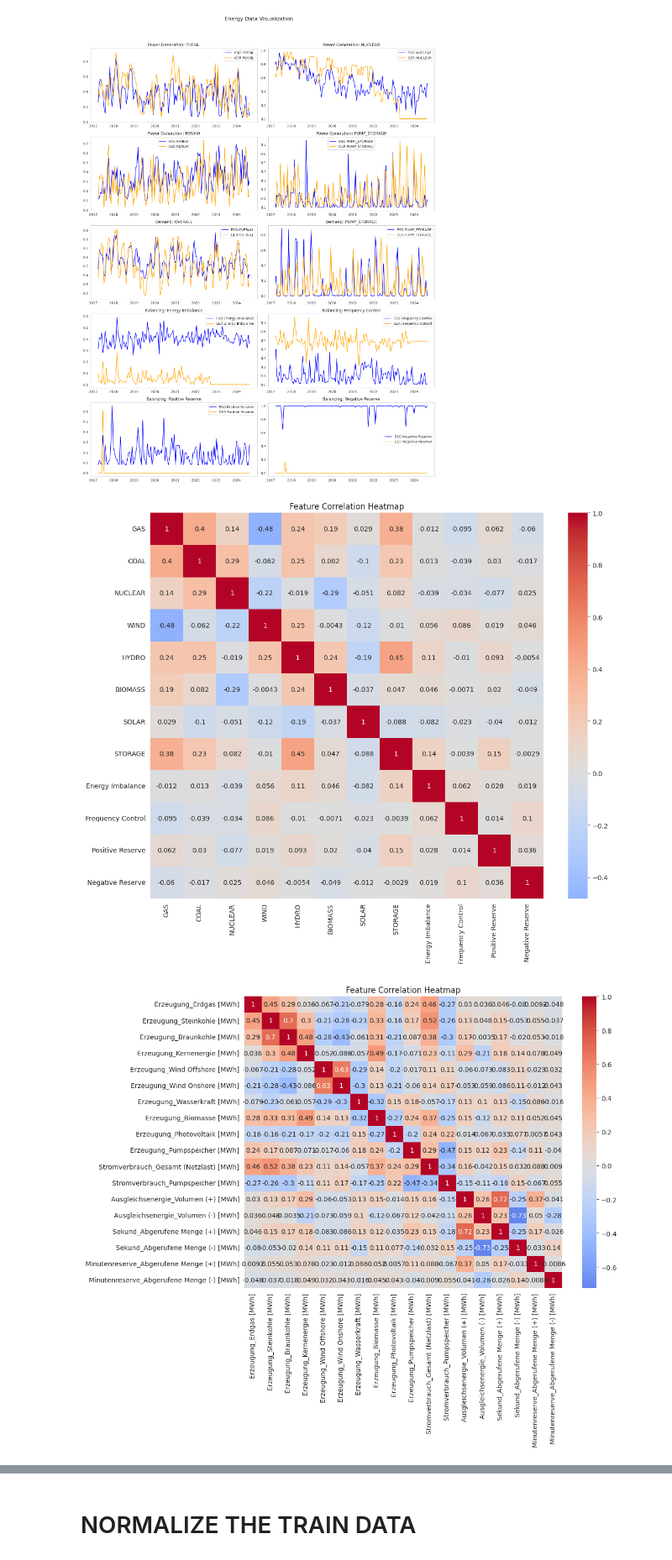
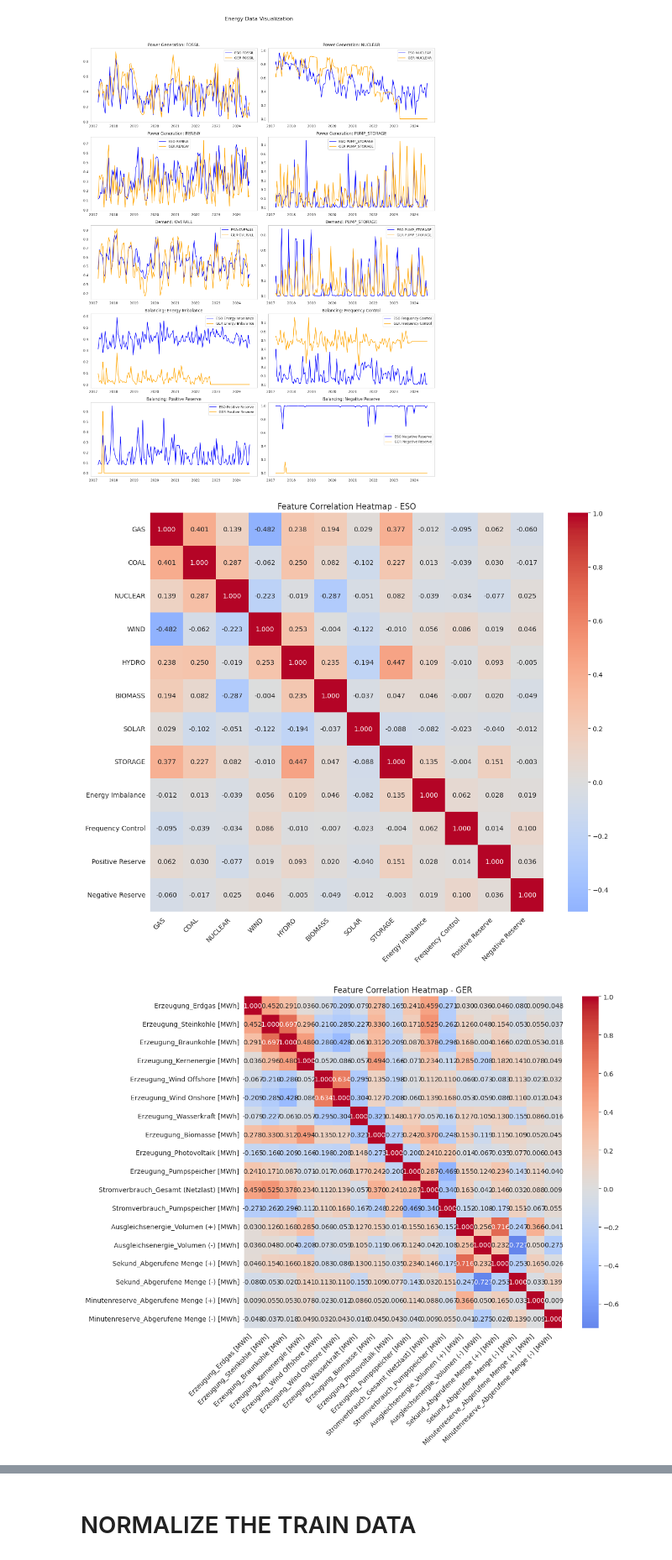
Before and after one commit to mariusrauen/rh-fnnp, a Jupyter notebook: src/notebooks/classVisualizer.ipynb, the cells around one changed output, grey strips where cells are left out. Shown at 84% size. Cells and saved outputs as stored; diff of their text form; code cells hidden in the pictures.

```diff
--- a/src/notebooks/classVisualizer.ipynb
+++ b/src/notebooks/classVisualizer.ipynb
@@ -246,15 +246,19 @@ class Visualizer:
         """
         plt.figure(figsize=figsize)
         correlation_matrix = self.df_eso[features_eso].corr()
-        sns.heatmap(correlation_matrix, annot=True, cmap='coolwarm', center=0)
+        sns.heatmap(correlation_matrix, annot=True, cmap='coolwarm', center=0, fmt='.3f')
         plt.title('Feature Correlation Heatmap - ESO')
+        plt.xticks(rotation=45, ha='right')
+        plt.yticks()
         plt.tight_layout()
         plt.show()
 
         plt.figure(figsize=figsize)
         correlation_matrix = self.df_ger[features_ger].corr()
-        sns.heatmap(correlation_matrix, annot=True, cmap='coolwarm', center=0)
+        sns.heatmap(correlation_matrix, annot=True, cmap='coolwarm', center=0, fmt='.3f')
         plt.title('Feature Correlation Heatmap - GER')
+        plt.xticks(rotation=45, ha='right')
+        plt.yticks()
         plt.tight_layout()
         plt.show()
 # %%
@@ -266,23 +270,22 @@ visualizer.plot_data(n=1000)
 # %%
 # VISUALIZE CORRELATION HEATMAP of COMPARABLE FEATURES
 features_eso = ['GAS', 'COAL', 'NUCLEAR', 'WIND', 'HYDRO', 'BIOMASS', 'SOLAR', 'STORAGE',
                'Energy Imbalance', 'Frequency Control', 'Positive Reserve', 'Negative Reserve']
 
 # Plot GER features
 features_ger = ['Erzeugung_Erdgas [MWh]', 'Erzeugung_Steinkohle [MWh]', 'Erzeugung_Braunkohle [MWh]',
                'Erzeugung_Kernenergie [MWh]', 'Erzeugung_Wind Offshore [MWh]', 'Erzeugung_Wind Onshore [MWh]',
                'Erzeugung_Wasserkraft [MWh]', 'Erzeugung_Biomasse [MWh]', 'Erzeugung_Photovoltaik [MWh]',
                'Erzeugung_Pumpspeicher [MWh]',
                'Stromverbrauch_Gesamt (Netzlast) [MWh]', 'Stromverbrauch_Pumpspeicher [MWh]',
                'Ausgleichsenergie_Volumen (+) [MWh]', 'Ausgleichsenergie_Volumen (-) [MWh]',
-               'Sekund_Abgerufene Menge (+) [MWh]', 'Sekund_Abgerufene Menge (-) [MWh]',
-               'Minutenreserve_Abgerufene Menge (+) [MWh]', 'Minutenreserve_Abgerufene Menge (-) [MWh]']
+               'Sekund_Abgerufene Menge (+) [MWh]', 'Sekund_Abgerufene Menge (-) [MWh]', 'Minutenreserve_Abgerufene Menge (+) [MWh]', 'Minutenreserve_Abgerufene Menge (-) [MWh]']
 
 visualizer = Visualizer(df_eso, df_ger)
 visualizer.plot_correlation_heatmap(features_eso, features_ger)
 # %% [output]
-[figure, old version]
+[figure, new version]
-[figure, old version]
+[figure, new version]
 # %% [markdown]
 # SPLIT THE DATA
 
```
Also changed, not shown: parts of 7 cells of this notebook, 2 other files.
